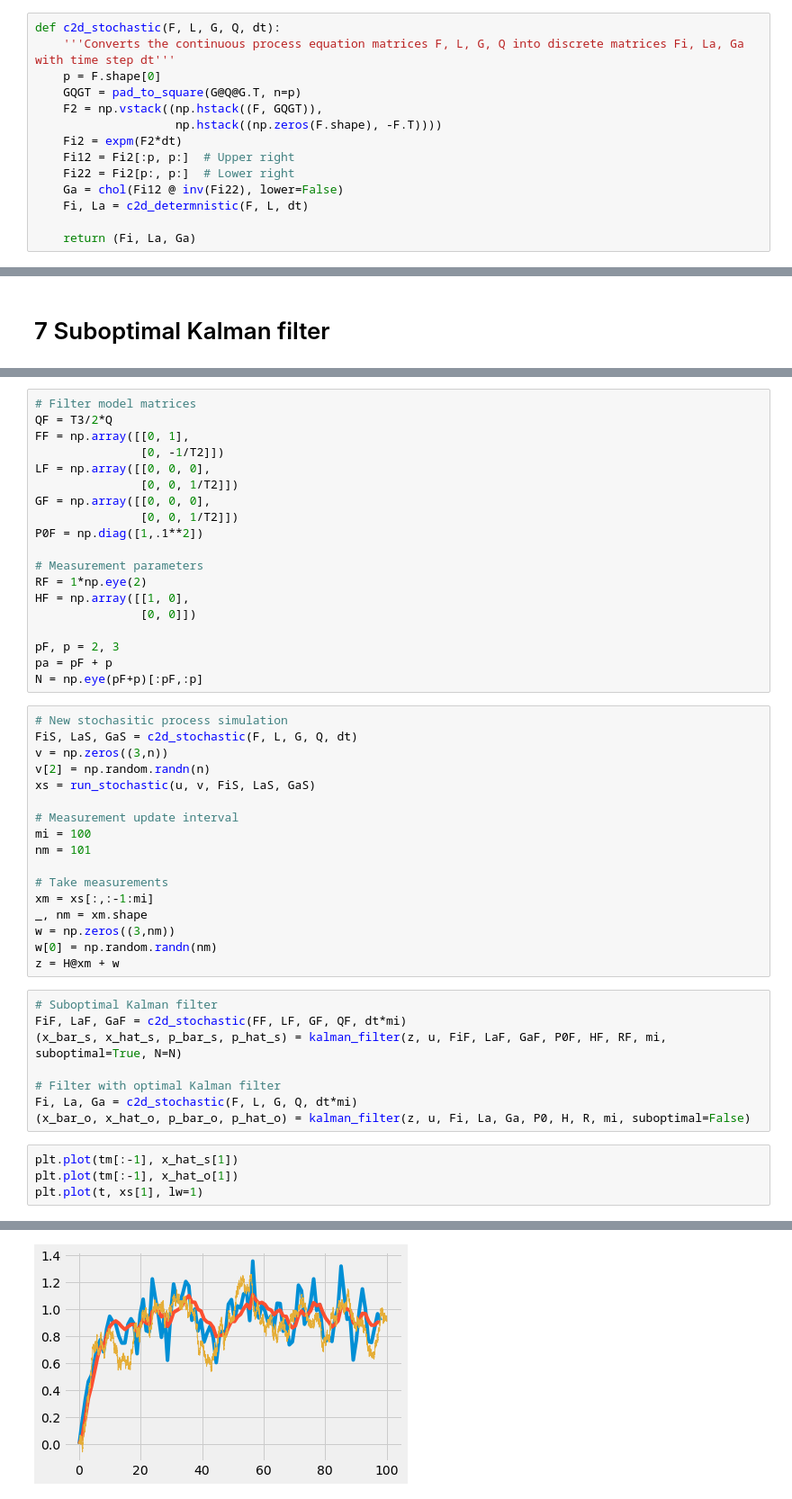
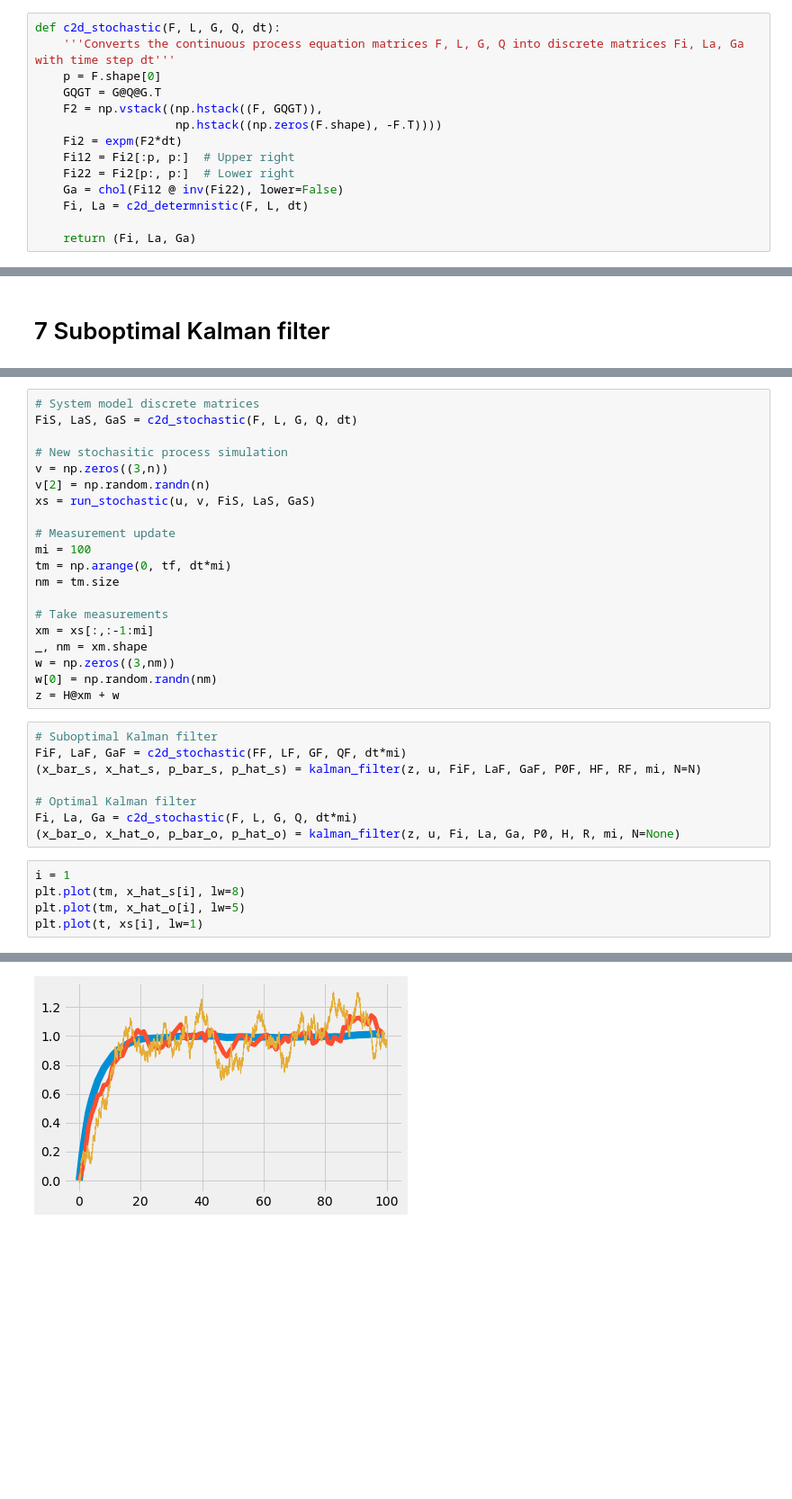
Before and after one commit to fonstelien/TEK4050, a Jupyter notebook: project/project.ipynb, the cells around one changed output, grey strips where cells are left out. Shown at 90% size. Saved outputs shown, nothing was run; the diff lists cells and outputs as text; blank space fills up the shorter version.

```diff
--- a/project/project.ipynb
+++ b/project/project.ipynb
@@ -283,7 +281,7 @@ An implementation of this is given here:
 def c2d_stochastic(F, L, G, Q, dt):
     '''Converts the continuous process equation matrices F, L, G, Q into discrete matrices Fi, La, Ga with time step dt'''
     p = F.shape[0]
-    GQGT = pad_to_square(G@Q@G.T, n=p)
+    GQGT = G@Q@G.T
     F2 = np.vstack((np.hstack((F, GQGT)),
                     np.hstack((np.zeros(F.shape), -F.T))))
     Fi2 = expm(F2*dt)
@@ -995,35 +994,19 @@ P0F = np.diag([1,.1**2])
 RF = 1*np.eye(2)
 HF = np.array([[1, 0],
                [0, 0]])
-# %%
-# Filter model matrices
-QF = T3/2*Q
-FF = np.array([[0, 1],
-               [0, -1/T2]])
-LF = np.array([[0, 0, 0],
-               [0, 0, 1/T2]])
-GF = np.array([[0, 0, 0],
-               [0, 0, 1/T2]])
-P0F = np.diag([1,.1**2])
-
-# Measurement parameters
-RF = 1*np.eye(2)
-HF = np.array([[1, 0],
-               [0, 0]])
-
-pF, p = 2, 3
-pa = pF + p
-N = np.eye(pF+p)[:pF,:p]
 # %%
+# System model discrete matrices
+FiS, LaS, GaS = c2d_stochastic(F, L, G, Q, dt)
+
 # New stochasitic process simulation
-FiS, LaS, GaS = c2d_stochastic(F, L, G, Q, dt)
 v = np.zeros((3,n))
 v[2] = np.random.randn(n)
 xs = run_stochastic(u, v, FiS, LaS, GaS)
 
-# Measurement update interval
+# Measurement update
 mi = 100
-nm = 101
+tm = np.arange(0, tf, dt*mi)
+nm = tm.size
 
 # Take measurements
 xm = xs[:,:-1:mi]
@@ -1034,16 +1017,17 @@ z = H@xm + w
 # %%
 # Suboptimal Kalman filter
 FiF, LaF, GaF = c2d_stochastic(FF, LF, GF, QF, dt*mi)
-(x_bar_s, x_hat_s, p_bar_s, p_hat_s) = kalman_filter(z, u, FiF, LaF, GaF, P0F, HF, RF, mi, suboptimal=True, N=N)
+(x_bar_s, x_hat_s, p_bar_s, p_hat_s) = kalman_filter(z, u, FiF, LaF, GaF, P0F, HF, RF, mi, N=N)
 
-# Filter with optimal Kalman filter
+# Optimal Kalman filter
 Fi, La, Ga = c2d_stochastic(F, L, G, Q, dt*mi)
-(x_bar_o, x_hat_o, p_bar_o, p_hat_o) = kalman_filter(z, u, Fi, La, Ga, P0, H, R, mi, suboptimal=False)
+(x_bar_o, x_hat_o, p_bar_o, p_hat_o) = kalman_filter(z, u, Fi, La, Ga, P0, H, R, mi, N=None)
 # %%
-plt.plot(tm[:-1], x_hat_s[1])
-plt.plot(tm[:-1], x_hat_o[1])
-plt.plot(t, xs[1], lw=1)
+i = 1
+plt.plot(tm, x_hat_s[i], lw=8)
+plt.plot(tm, x_hat_o[i], lw=5)
+plt.plot(t, xs[i], lw=1)
 # %% [output]
 [<matplotlib.lines.Line2D at 0x...>]
-[figure, old version]
+[figure, new version]
 # %%
```
Also changed, not shown: parts of 14 cells of this notebook.
